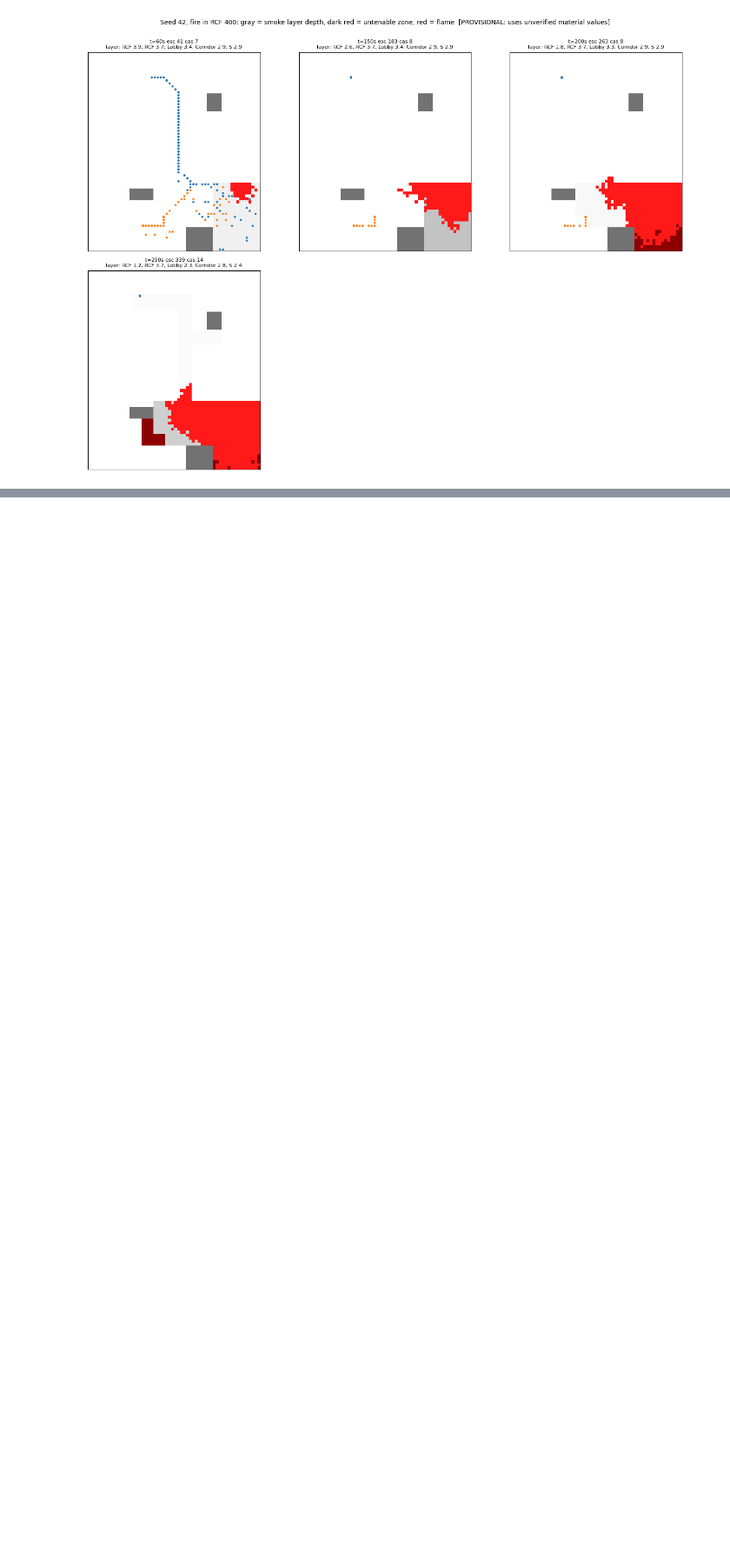
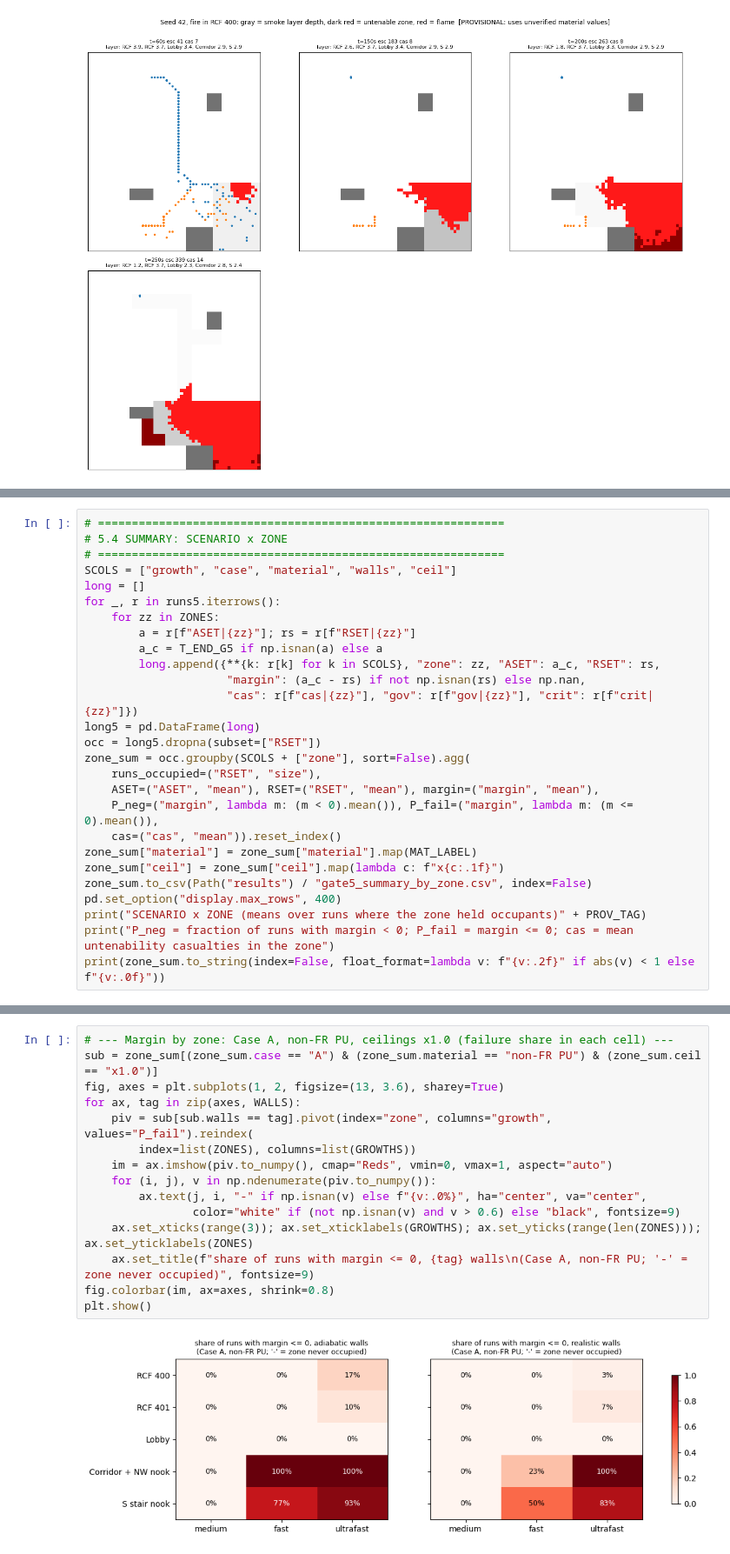
Before and after one commit to njlagana/fire_egress_sim, a Jupyter notebook: fire_sim_v4_rcf.ipynb, the cells around one changed output, grey strips where cells are left out. Shown at 87% size. Cells and saved outputs as stored; diff of their text form; blank space fills up the shorter version.

```diff
--- a/fire_sim_v4_rcf.ipynb
+++ b/fire_sim_v4_rcf.ipynb
@@ -2451,0 +2655,27 @@ plt.tight_layout(); plt.show()
+# %%
+# ============================================================
+# 5.4 SUMMARY: SCENARIO x ZONE
+# ============================================================
+SCOLS = ["growth", "case", "material", "walls", "ceil"]
+long = []
+for _, r in runs5.iterrows():
+    for zz in ZONES:
+        a = r[f"ASET|{zz}"]; rs = r[f"RSET|{zz}"]
+        a_c = T_END_G5 if np.isnan(a) else a
+        long.append({**{k: r[k] for k in SCOLS}, "zone": zz, "ASET": a_c, "RSET": rs,
+                     "margin": (a_c - rs) if not np.isnan(rs) else np.nan,
+                     "cas": r[f"cas|{zz}"], "gov": r[f"gov|{zz}"], "crit": r[f"crit|{zz}"]})
+long5 = pd.DataFrame(long)
+occ = long5.dropna(subset=["RSET"])
+zone_sum = occ.groupby(SCOLS + ["zone"], sort=False).agg(
+    runs_occupied=("RSET", "size"),
+    ASET=("ASET", "mean"), RSET=("RSET", "mean"), margin=("margin", "mean"),
+    P_neg=("margin", lambda m: (m < 0).mean()), P_fail=("margin", lambda m: (m <= 0).mean()),
+    cas=("cas", "mean")).reset_index()
+zone_sum["material"] = zone_sum["material"].map(MAT_LABEL)
+zone_sum["ceil"] = zone_sum["ceil"].map(lambda c: f"x{c:.1f}")
+zone_sum.to_csv(Path("results") / "gate5_summary_by_zone.csv", index=False)
+pd.set_option("display.max_rows", 400)
+print("SCENARIO x ZONE (means over runs where the zone held occupants)" + PROV_TAG)
+print("P_neg = fraction of runs with margin < 0; P_fail = margin <= 0; cas = mean untenability casualties in the zone")
+print(zone_sum.to_string(index=False, float_format=lambda v: f"{v:.2f}" if abs(v) < 1 else f"{v:.0f}"))
@@ -2451,0 +2774,17 @@ plt.tight_layout(); plt.show()
+# %%
+# --- Margin by zone: Case A, non-FR PU, ceilings x1.0 (failure share in each cell) ---
+sub = zone_sum[(zone_sum.case == "A") & (zone_sum.material == "non-FR PU") & (zone_sum.ceil == "x1.0")]
+fig, axes = plt.subplots(1, 2, figsize=(13, 3.6), sharey=True)
+for ax, tag in zip(axes, WALLS):
+    piv = sub[sub.walls == tag].pivot(index="zone", columns="growth", values="P_fail").reindex(
+        index=list(ZONES), columns=list(GROWTHS))
+    im = ax.imshow(piv.to_numpy(), cmap="Reds", vmin=0, vmax=1, aspect="auto")
+    for (i, j), v in np.ndenumerate(piv.to_numpy()):
+        ax.text(j, i, "-" if np.isnan(v) else f"{v:.0%}", ha="center", va="center",
+                color="white" if (not np.isnan(v) and v > 0.6) else "black", fontsize=9)
+    ax.set_xticks(range(3)); ax.set_xticklabels(GROWTHS); ax.set_yticks(range(len(ZONES))); ax.set_yticklabels(ZONES)
+    ax.set_title(f"share of runs with margin <= 0, {tag} walls\n(Case A, non-FR PU; '-' = zone never occupied)", fontsize=9)
+fig.colorbar(im, ax=axes, shrink=0.8)
+plt.show()
+# %% [output]
+[figure, added]
```
Also changed, not shown: parts of 19 cells of this notebook, 48 other files.
